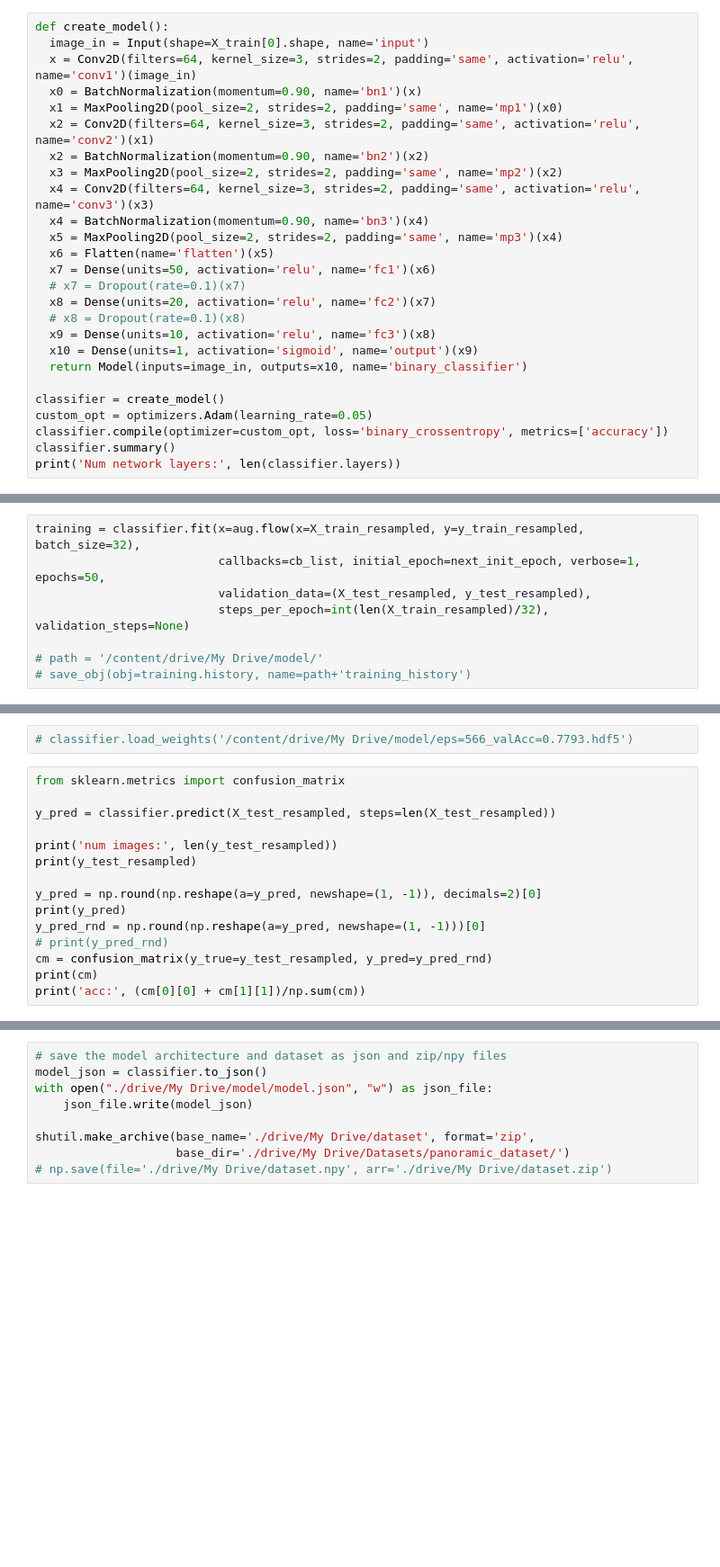
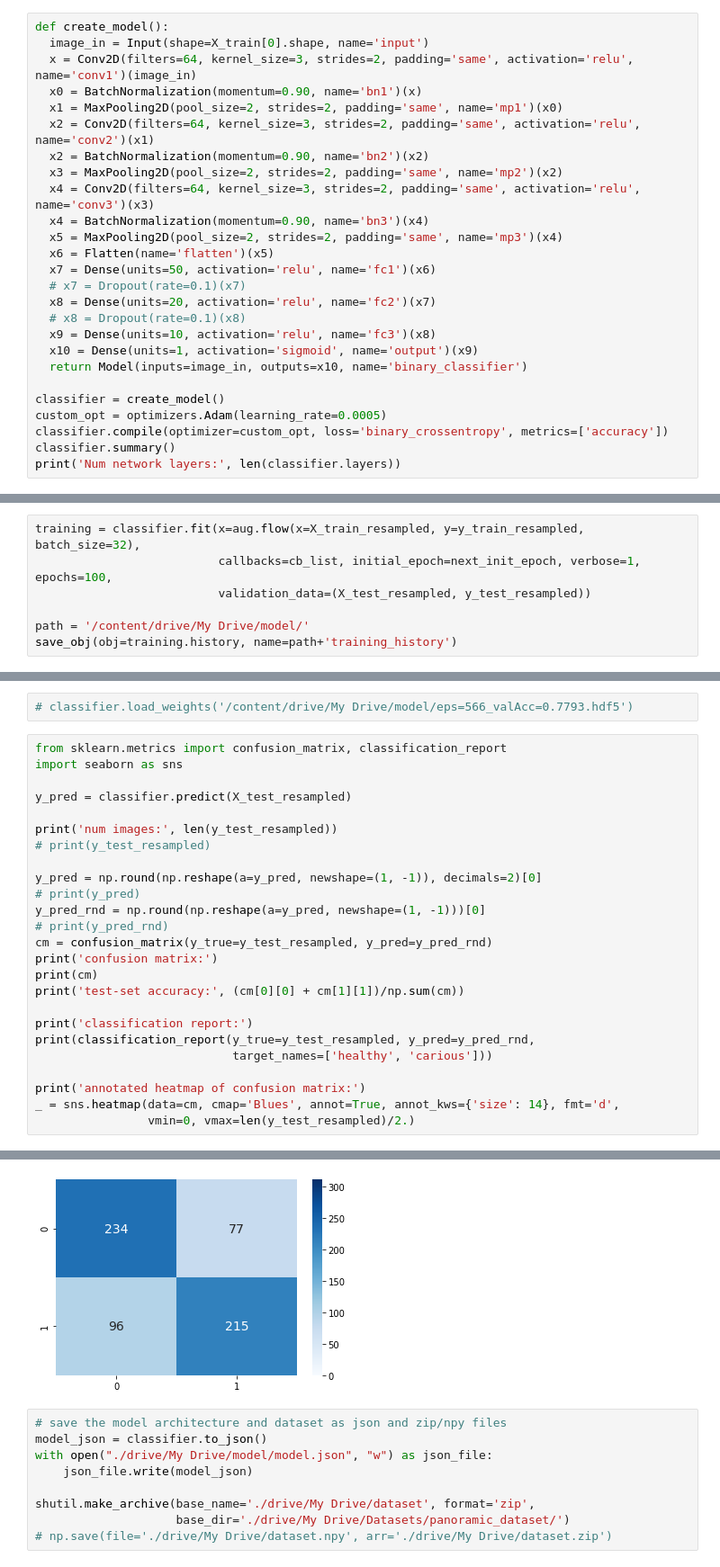
Before and after one commit to armiro/Dental-Caries-Classification, a Jupyter notebook: dental_caries_detection.ipynb, the cells around one changed output, grey strips where cells are left out. Shown: that part at 90% size. Saved outputs shown, nothing was run; the diff lists cells and outputs as text; blank space fills up the shorter version.

Commit message:
add cm heatmap using seaborn

```diff
--- a/dental_caries_detection.ipynb
+++ b/dental_caries_detection.ipynb
@@ -281,7 +288,7 @@ def create_model():
   return Model(inputs=image_in, outputs=x10, name='binary_classifier')
 
 classifier = create_model()
-custom_opt = optimizers.Adam(learning_rate=0.05)
+custom_opt = optimizers.Adam(learning_rate=0.0005)
 classifier.compile(optimizer=custom_opt, loss='binary_crossentropy', metrics=['accuracy'])
 classifier.summary()
 print('Num network layers:', len(classifier.layers))
@@ -360,12 +367,11 @@ checkpoint = ModelCheckpoint(file_path, monitor='val_accuracy', verbose=1,
 cb_list = [checkpoint]
 # %%
 training = classifier.fit(x=aug.flow(x=X_train_resampled, y=y_train_resampled, batch_size=32),
-                          callbacks=cb_list, initial_epoch=next_init_epoch, verbose=1, epochs=50,
-                          validation_data=(X_test_resampled, y_test_resampled),
-                          steps_per_epoch=int(len(X_train_resampled)/32), validation_steps=None)
+                          callbacks=cb_list, initial_epoch=next_init_epoch, verbose=1, epochs=100,
+                          validation_data=(X_test_resampled, y_test_resampled))
 
-# path = '/content/drive/My Drive/model/'
-# save_obj(obj=training.history, name=path+'training_history')
+path = '/content/drive/My Drive/model/'
+save_obj(obj=training.history, name=path+'training_history')
 # %%
 path = '/content/drive/My Drive/model/'
 # training_his = load_obj(name=path+'training_history')
@@ -393,17 +394,28 @@ deleted all weights files saved before, except the last one.
 # %%
 # classifier.load_weights('/content/drive/My Drive/model/eps=566_valAcc=0.7793.hdf5')
 # %%
-from sklearn.metrics import confusion_matrix
+from sklearn.metrics import confusion_matrix, classification_report
+import seaborn as sns
 
-y_pred = classifier.predict(X_test_resampled, steps=len(X_test_resampled))
+y_pred = classifier.predict(X_test_resampled)
 
 print('num images:', len(y_test_resampled))
-print(y_test_resampled)
+# print(y_test_resampled)
 
 y_pred = np.round(np.reshape(a=y_pred, newshape=(1, -1)), decimals=2)[0]
-print(y_pred)
+# print(y_pred)
 y_pred_rnd = np.round(np.reshape(a=y_pred, newshape=(1, -1)))[0]
 # print(y_pred_rnd)
 cm = confusion_matrix(y_true=y_test_resampled, y_pred=y_pred_rnd)
+print('confusion matrix:')
 print(cm)
-print('acc:', (cm[0][0] + cm[1][1])/np.sum(cm))
+print('test-set accuracy:', (cm[0][0] + cm[1][1])/np.sum(cm))
+
+print('classification report:')
+print(classification_report(y_true=y_test_resampled, y_pred=y_pred_rnd,
+                            target_names=['healthy', 'carious']))
+
+print('annotated heatmap of confusion matrix:')
+_ = sns.heatmap(data=cm, cmap='Blues', annot=True, annot_kws={'size': 14}, fmt='d',
+                vmin=0, vmax=len(y_test_resampled)/2.)
+# %% [output]
@@ -410,3 +438,4 @@ print('acc:', (cm[0][0] + cm[1][1])/np.sum(cm))
+[figure, added]
 # %%
 # save the model architecture and dataset as json and zip/npy files
 model_json = classifier.to_json()
```
Also changed, not shown: parts of 5 cells of this notebook.
